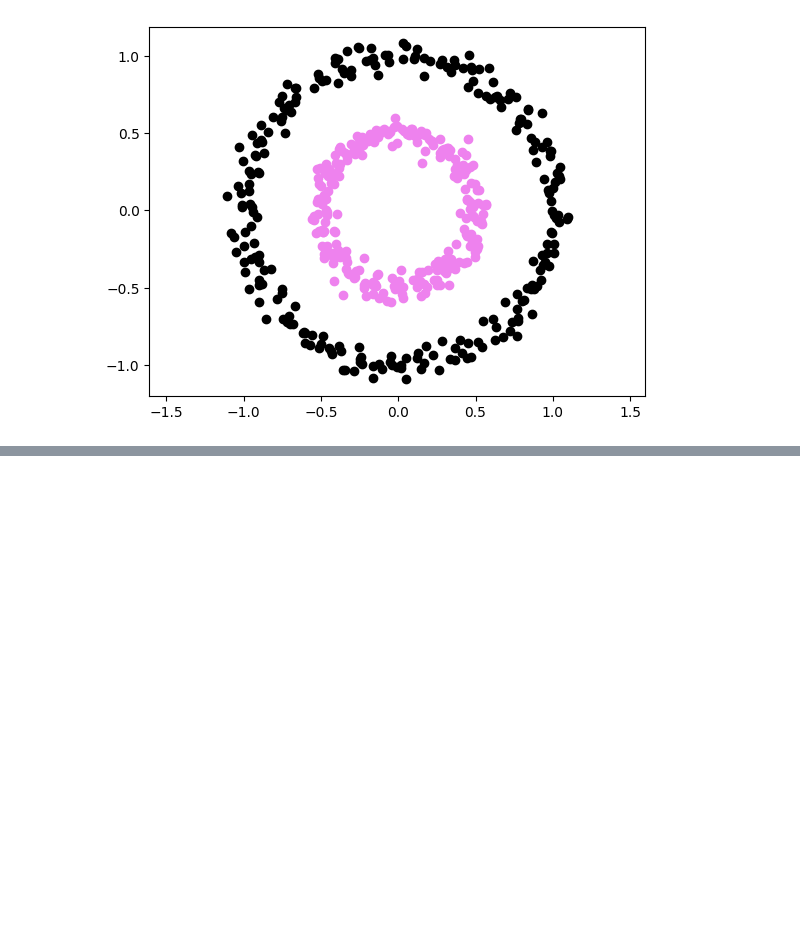
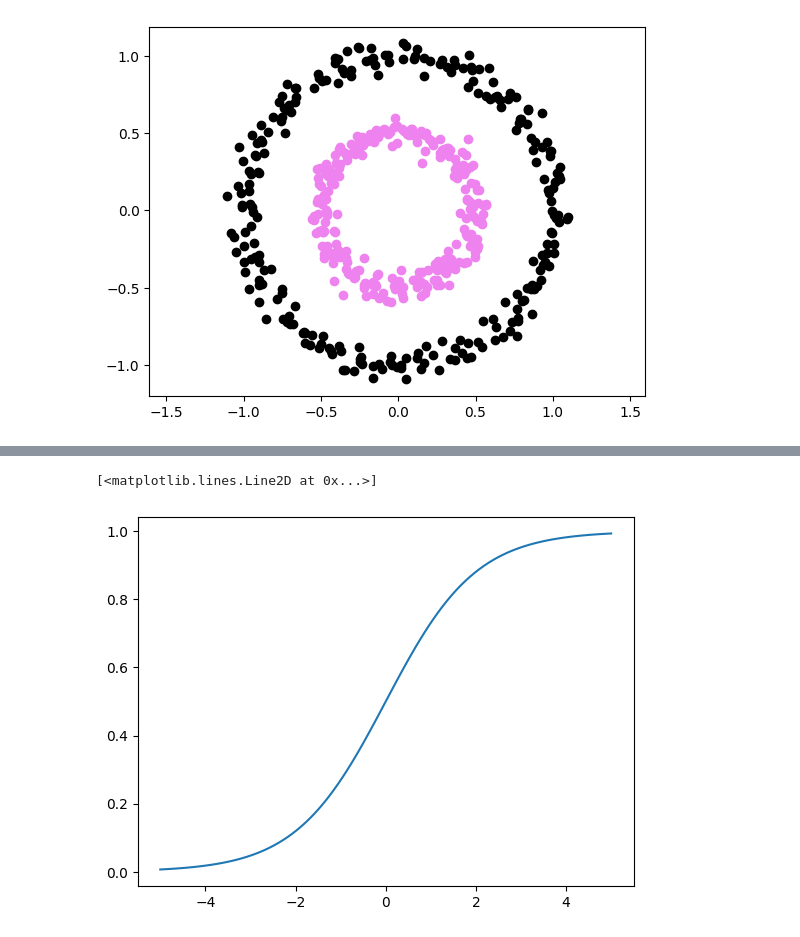
Before and after one commit to andrnsgnmez/Primera-Red-Nueronal-Sin-Tensorflow, a Jupyter notebook: Red_Neuronal_sin_Tensor_Flow.ipynb, the cells around one changed output, grey strips where cells are left out. Cells and saved outputs as stored; diff of their text form; code cells hidden in the pictures; blank space fills up the shorter version.

Commit message:
Creacion de capa y funcion de activacion Sigmoide

```diff
--- a/Red_Neuronal_sin_Tensor_Flow.ipynb
+++ b/Red_Neuronal_sin_Tensor_Flow.ipynb
@@ -80,0 +95,13 @@ plt.show()
+# %%
+#Funcion de activacion/ usaremos la sigmoide
+#Creación de las funciones de activación
+
+sigm = (lambda x: 1 / (1 + np.e ** (-x)),   #funcion sigmoide - se usa usando "0"
+        lambda x: x * (1 - x))   #derivada de la funcion Sigmoide - para usarla despues en el backpropagation se usa usando "1"
+
+
+_x = np.linspace(-5, 5, 100)
+plt.plot(_x, sigm[0](_x))
+# %% [output]
+[<matplotlib.lines.Line2D at 0x...>]
+[figure, added]
```
Also changed, not shown: parts of 2 cells of this notebook.
